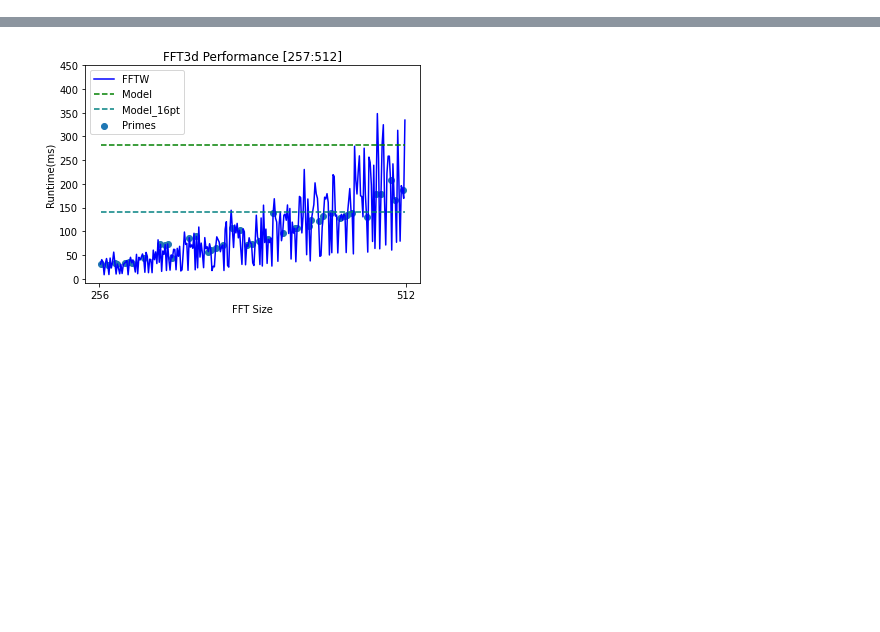
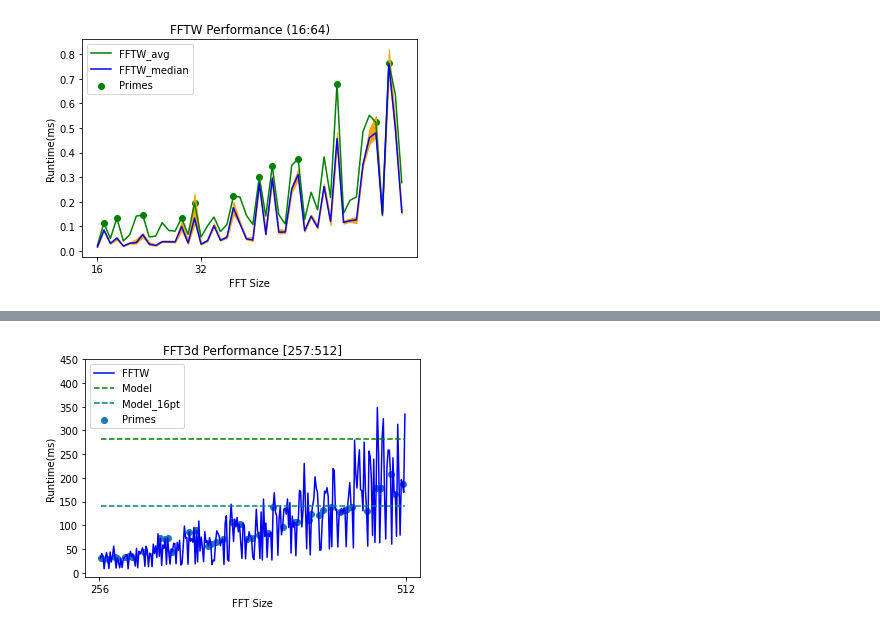
Before and after one commit to arjunramaswami/FFTCPU_libs, a Jupyter notebook: fftw/scripts/evaluation/fftw_plot_perf.ipynb, the cells around one changed output, grey strips where cells are left out. Cells and saved outputs as stored; diff of their text form; code cells hidden in the pictures; blank space fills up the shorter version.

```diff
--- a/fftw/scripts/evaluation/fftw_plot_perf.ipynb
+++ b/fftw/scripts/evaluation/fftw_plot_perf.ipynb
@@ -10,13 +25,13 @@ import csv
 # %%
-filename = "/scratch/pc2-mitarbeiter/arjunr/fft_cpu_ref/fftw/csv/patient/singlenode/perf_all_17.01.csv"
+filename_avg = "/scratch/pc2-mitarbeiter/arjunr/fft_cpu_ref/fftw/csv/patient/singlenode/perf_avg_31.01.csv"
 imgdir="/scratch/pc2-mitarbeiter/arjunr/fft_cpu_ref/fftw/images/"
-data = pd.read_csv(filename)
+data = pd.read_csv(filename_avg)
 # %%
 # Import FFTW runtimes from CSV
 x = []
 y = []
 
-with open(filename,'r') as csvfile:
+with open(filename_avg,'r') as csvfile:
     plots = csv.reader(csvfile, delimiter=',')
     for row in plots:
         x.append(int(row[0]))
@@ -24,4 +39,7 @@ with open(filename,'r') as csvfile:
 
 # adding zeroes to fill [0 - 16)
 size = list(range(0,16)) + x
-fftw_runtime = [0.0] * 16 + y
+fftw_avg = [0.0] * 16 + y
+# %%
+filename_med = "/scratch/pc2-mitarbeiter/arjunr/fft_cpu_ref/fftw/csv/patient/singlenode/perf_med_31.01.csv"
+data = pd.read_csv(filename_med)
@@ -67,0 +116,18 @@ fftw_primes_670 = test_array[prime_670]
+# %%
+# Plot for range 16-64 mean vs median
+xtickers = [ 2**j for j in range(4,6) ]
+ytickers = np.arange(0, 1.0, 0.1)
+plt.plot(size[16:64], fftw_avg[16:64], label='FFTW_avg', color='green')
+plt.plot(size[16:64], median[16:64], label='FFTW_median', color='blue')
+plt.scatter(prime_upto_64, fftw_primes_upto_64,label='Primes', color='green')
+plt.xlabel('FFT Size')
+plt.ylabel('Runtime(ms)')
+plt.title('FFTW Performance (16:64)')
+plt.xticks(xtickers)
+plt.yticks(ytickers)
+plt.legend(loc='upper left')
+plt.fill_between(size[16:64], q1[16:64], q3[16:64], color='orange')
+plt.savefig(imgdir+'perf_32_mean_med.png')
+plt.show()
+# %% [output]
+[figure, added]
```
Also changed, not shown: parts of 14 cells of this notebook, 16 other files.
